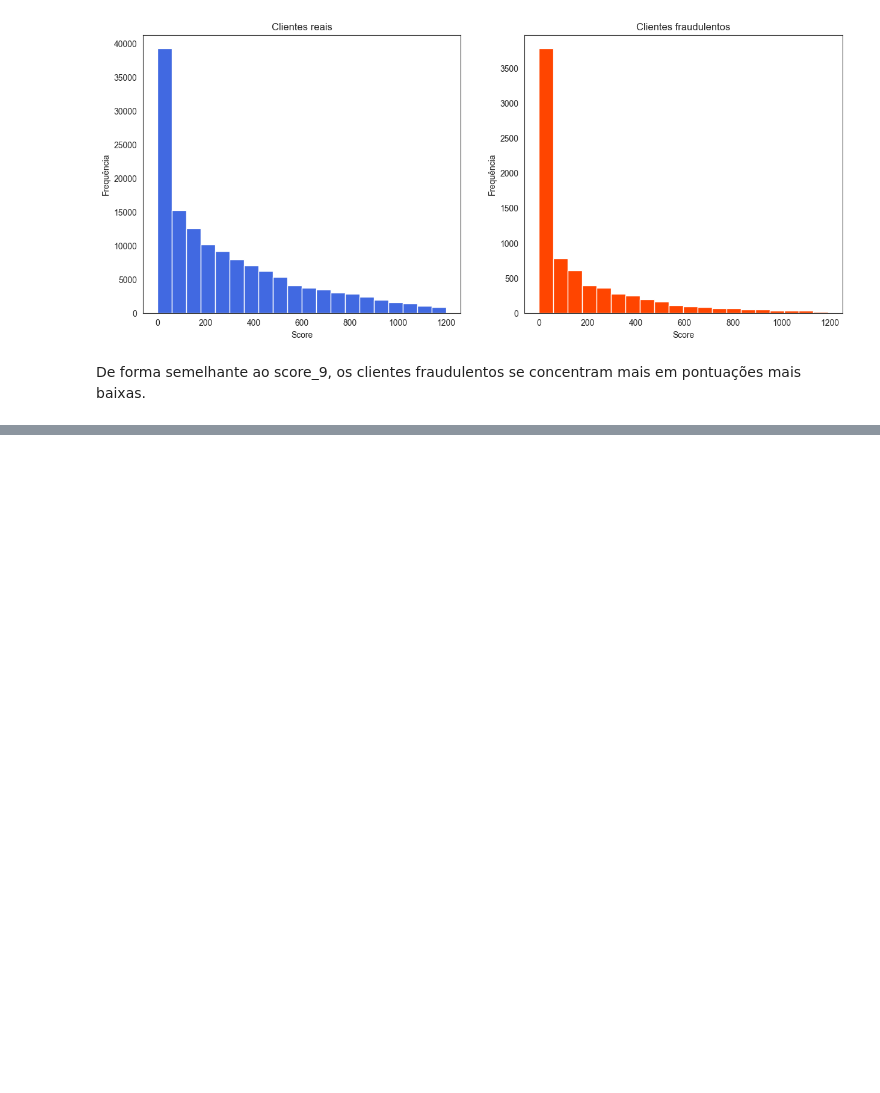
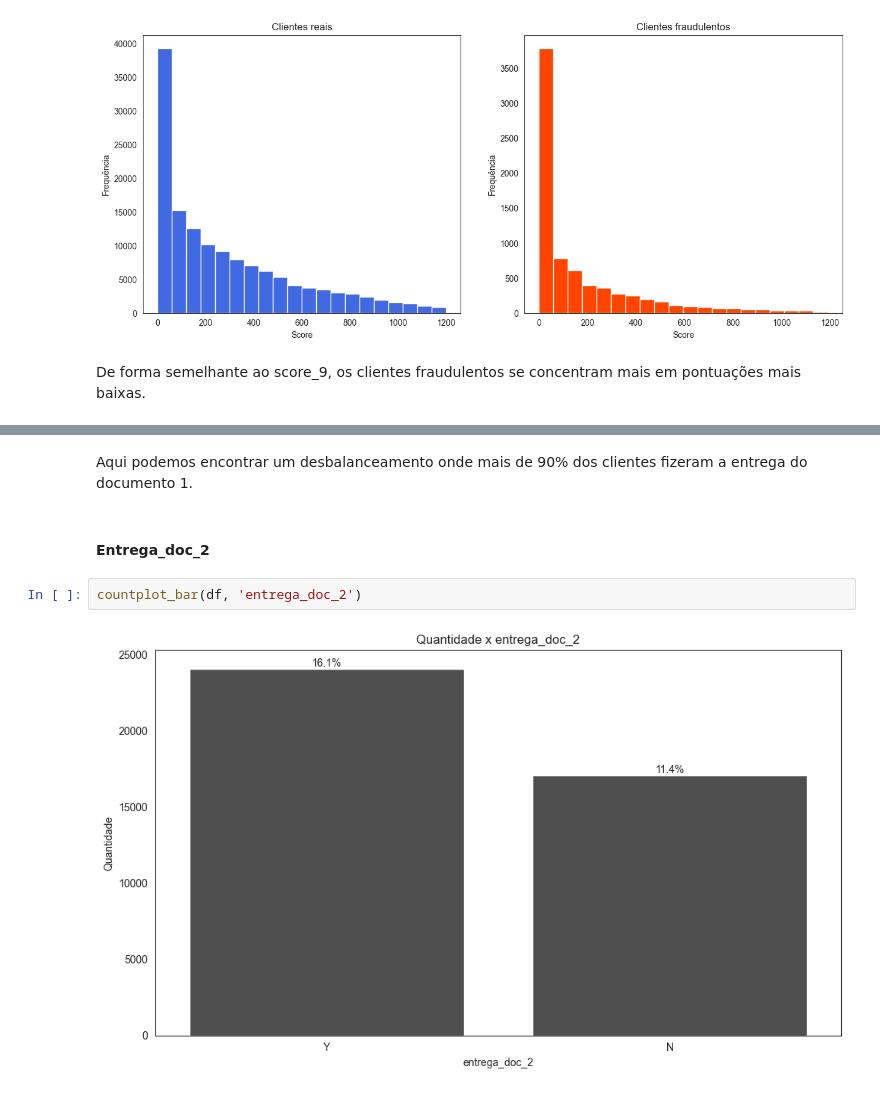
Before and after one commit to WiiniSilva/Fraude_Case, a Jupyter notebook: Fraude_Case.ipynb, the cells around one changed output, grey strips where cells are left out. Drawn from its saved outputs; the diff is of its cells as text; blank space fills up the shorter version.

```diff
--- a/Fraude_Case.ipynb
+++ b/Fraude_Case.ipynb
@@ -491,0 +506,8 @@ De forma semelhante ao score_9, os clientes fraudulentos se concentram mais em p
+# %% [markdown]
+Aqui podemos encontrar um desbalanceamento onde mais de 90% dos clientes fizeram a entrega do documento 1.
+# %% [markdown]
+#### Entrega_doc_2
+# %%
+countplot_bar(df, 'entrega_doc_2')
+# %% [output]
+[figure, added]
```
Also changed, not shown: parts of 9 cells of this notebook.
